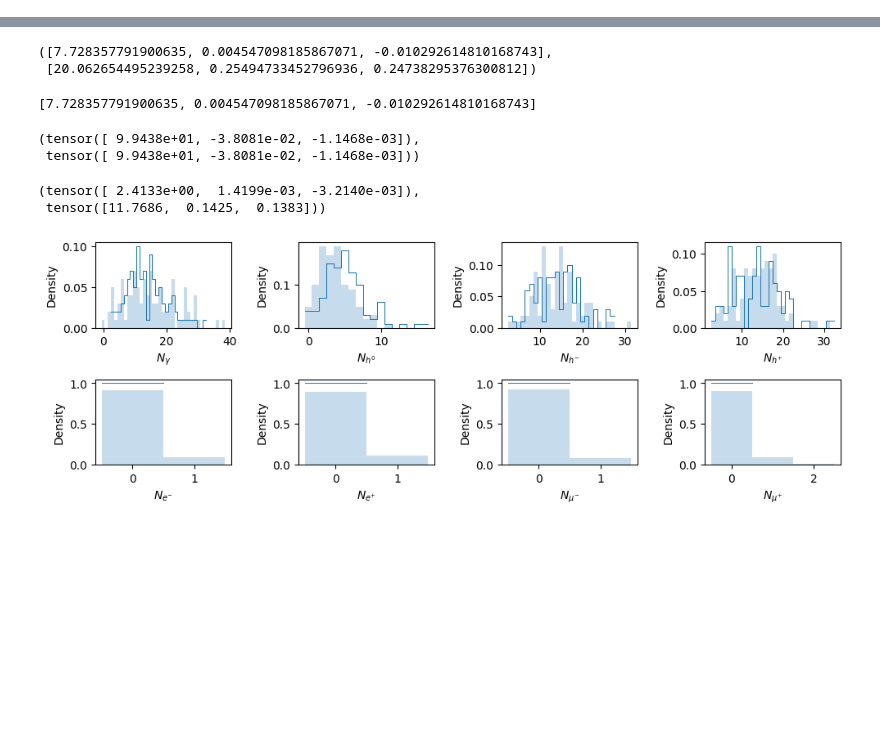
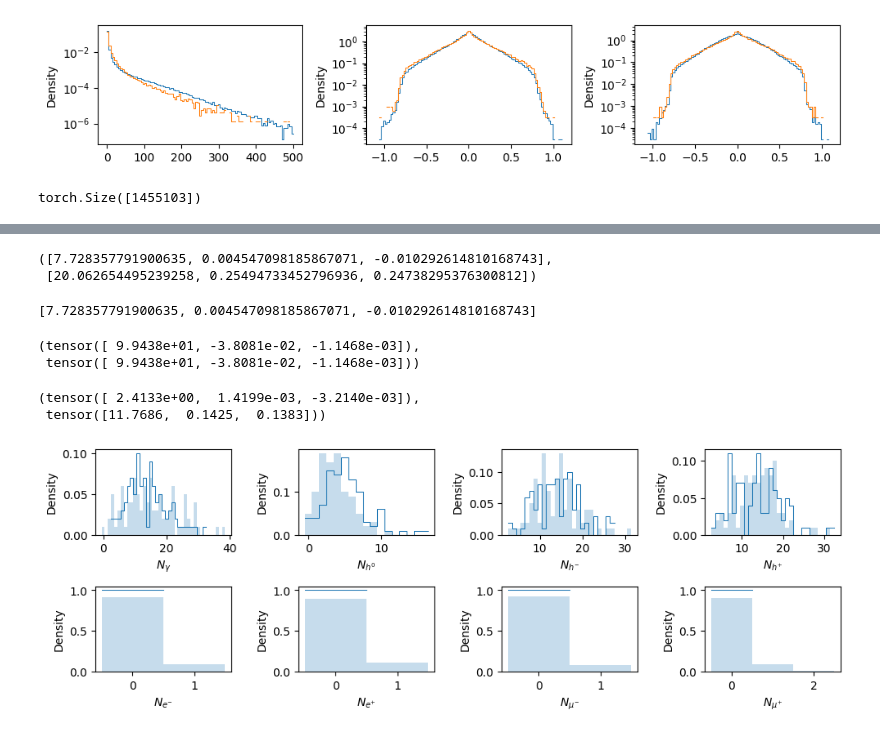
Before and after one commit to dfaroughy/Multimodal-flows, a Jupyter notebook: notebooks/data_aoj_particle_sets.ipynb, the cells around one changed output, grey strips where cells are left out. Cells and saved outputs as stored; diff of their text form; code cells hidden in the pictures; blank space fills up the shorter version.

```diff
--- a/notebooks/data_aoj_particle_sets.ipynb
+++ b/notebooks/data_aoj_particle_sets.ipynb
@@ -22,0 +114,27 @@ data, metadata = aoj(num_jets=num_jets,
+# %%
+import seaborn as sns
+
+fig, ax = plt.subplots(1, 3, figsize=(10, 2))
+
+bins = np.linspace(0, 500, 100)
+sns.histplot(aoj.constituents.pt_Photon.numpy(), bins=bins, discrete=False, stat="density", element="step", fill=False, ax=ax[0], log_scale=(False, True), lw=0.75, label="AOJ (truth)")
+sns.histplot(mmf.constituents.pt_Photon.numpy(), bins=bins, discrete=False, stat="density", element="step", fill=False, ax=ax[0], log_scale=(False, True), lw=0.75, label="MMF - ParticleFormer")
+
+
+
+bins = np.linspace(-1.1, 1.1, 100)
+sns.histplot(aoj.constituents.eta_Photon.numpy(),  bins=bins, discrete=False, stat="density", element="step", fill=False, ax=ax[1], log_scale=(False, True), lw=0.75)
+sns.histplot(mmf.constituents.eta_Photon.numpy(),  bins=bins, discrete=False, stat="density", element="step", fill=False, ax=ax[1], log_scale=(False, True), lw=0.75)
+
+
+bins = np.linspace(-1.1, 1.1, 100)
+sns.histplot(aoj.constituents.phi_Photon.numpy(),  bins=bins, discrete=False, stat="density", element="step", fill=False, ax=ax[2], log_scale=(False, True), lw=0.75)
+sns.histplot(mmf.constituents.phi_Photon.numpy(),  bins=bins, discrete=False, stat="density", element="step", fill=False, ax=ax[2], log_scale=(False, True), lw=0.75)
+
+plt.tight_layout()
+# %% [output]
+[figure, added]
+# %%
+aoj.constituents.pt_Photon.shape
+# %% [output]
+torch.Size([1455103])
```
Also changed, not shown: parts of 12 cells of this notebook, 9 other files.
